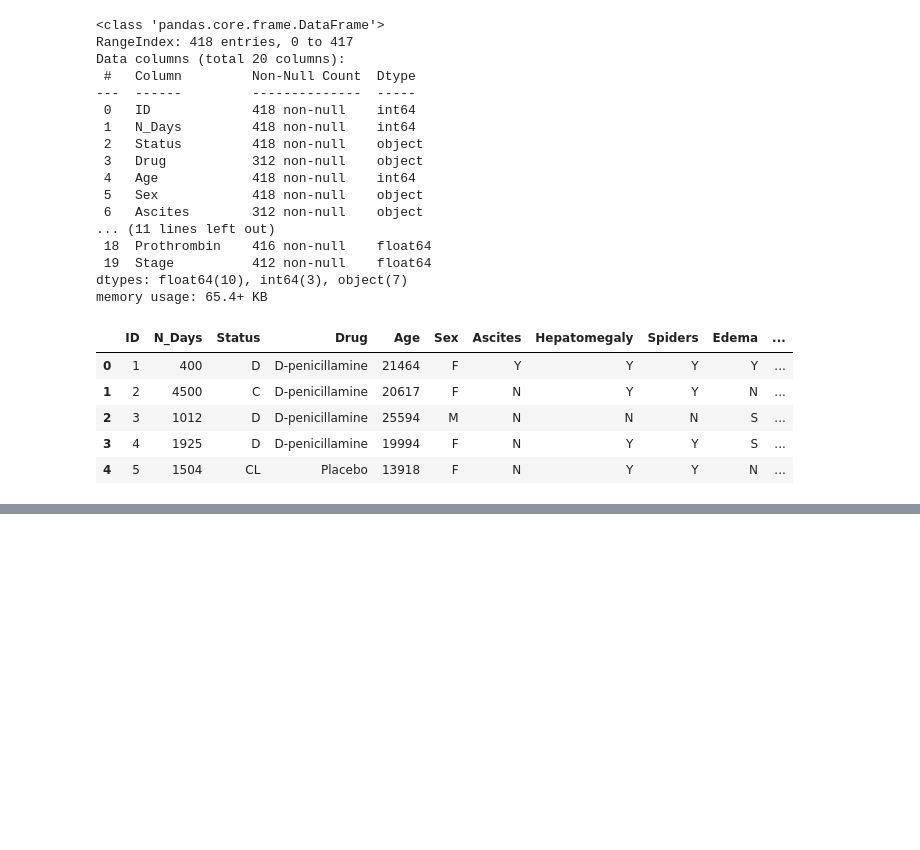
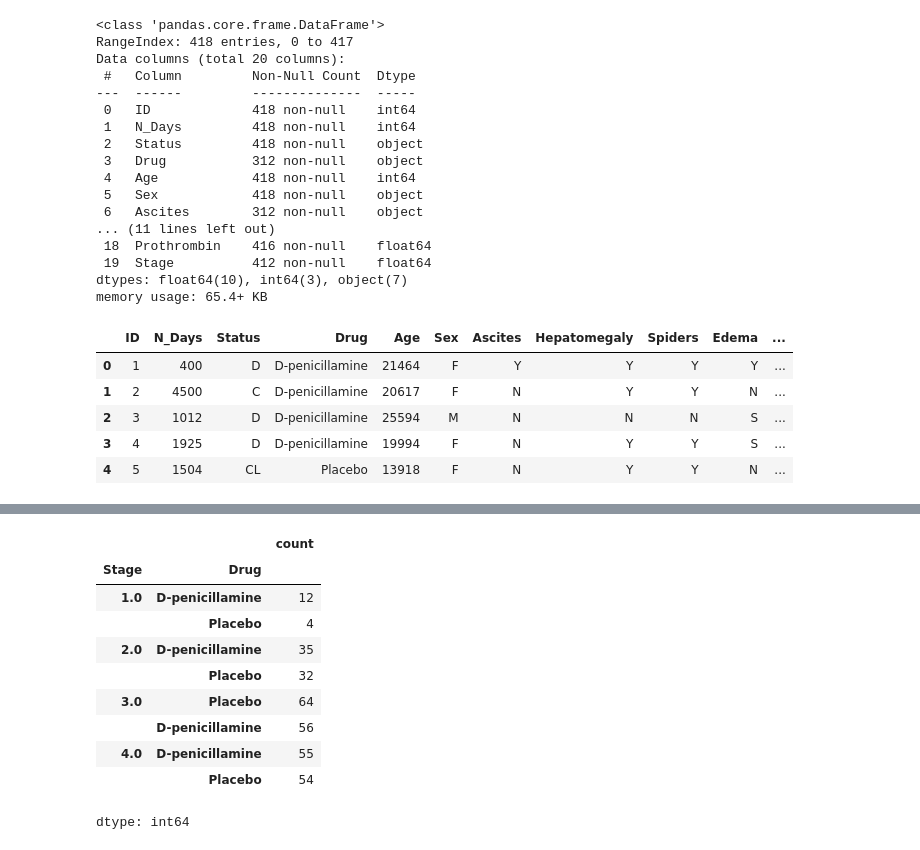
Before and after one commit to Areej73/pbc-liver-cirrhosis-dataset, a Jupyter notebook: Cirrhosis_Prediction_Dataset.ipynb, the cells around one changed output, grey strips where cells are left out. Drawn from its saved outputs; the diff is of its cells as text; code cells hidden in the pictures; blank space fills up the shorter version.

```diff
--- a/Cirrhosis_Prediction_Dataset.ipynb
+++ b/Cirrhosis_Prediction_Dataset.ipynb
@@ -53,0 +371,18 @@ memory usage: 65.4+ KB
+# %%
+# impute missing values using median
+df['Prothrombin'] = df['Prothrombin'].fillna(df['Prothrombin'].median())
+# %%
+# handling high percentage missing values _columns using median or most frequent value  for each class in stage column
+df.groupby('Stage')['Drug'].value_counts()
+# %% [output]
+|  |  | count |
+| Stage | Drug |  |
+| 1.0 | D-penicillamine | 12 |
+|  | Placebo | 4 |
+| 2.0 | D-penicillamine | 35 |
+|  | Placebo | 32 |
+| 3.0 | Placebo | 64 |
+|  | D-penicillamine | 56 |
+| 4.0 | D-penicillamine | 55 |
+|  | Placebo | 54 |
+dtype: int64
```
Also changed, not shown: parts of 38 cells of this notebook.
